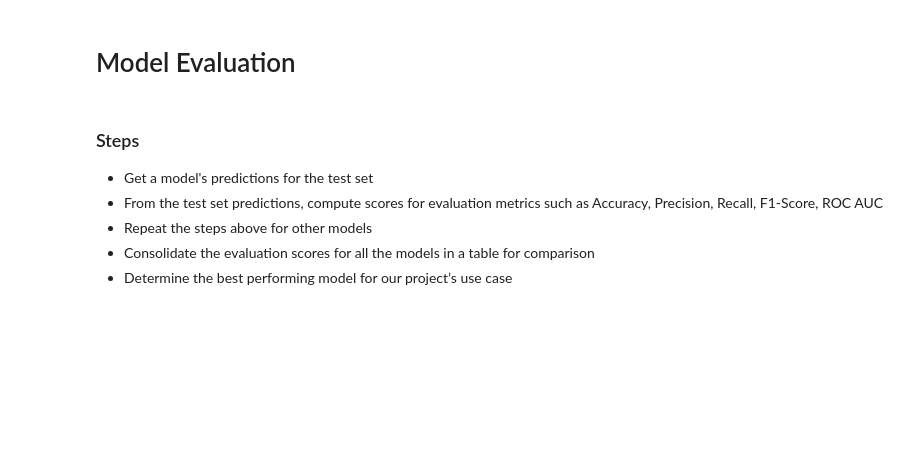
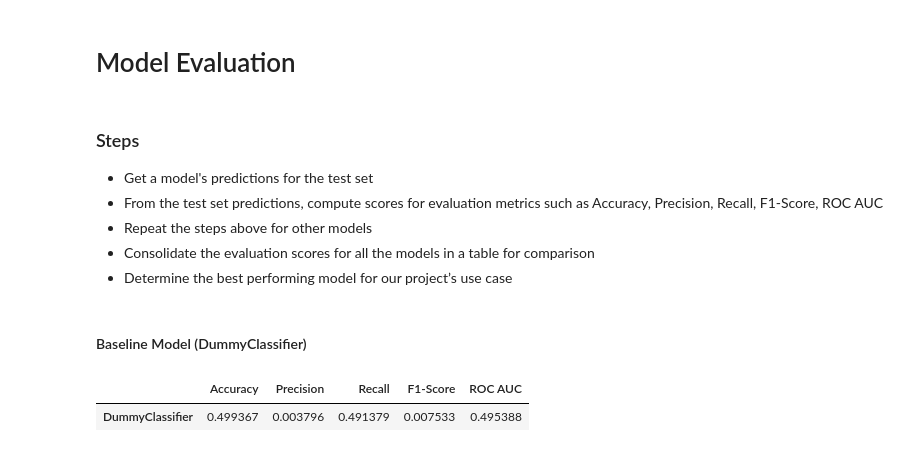
Before and after one commit to jiaweiho72/BT4012, a Jupyter notebook: notebooks/main.ipynb, the cells around one changed output. Saved outputs shown, nothing was run; the diff lists cells and outputs as text; code cells hidden in the pictures; blank space fills up the shorter version.

Commit message:
fit and evaluate baseline model

```diff
--- a/notebooks/main.ipynb
+++ b/notebooks/main.ipynb
@@ -1092,6 +1092,16 @@ test_df1
 
 # # create output test df and output it as csv
 # test_df1.to_csv('../data/processed/test.csv', index=False)
+# %%
+# split train df, validation df, test df into each of their X and y
+y_train = train_df1.pop('is_fraud')
+X_train = train_df1
+
+y_valid = validation_df1.pop('is_fraud')
+X_valid = validation_df1
+
+y_test = test_df1.pop('is_fraud')
+X_test = test_df1
 # %% [markdown]
 # Feature Engineering
 # %% [markdown]
@@ -1126,0 +1139,5 @@ test_df1
+# %%
+from sklearn.dummy import DummyClassifier
+
+dummy_clf = DummyClassifier(strategy="uniform", random_state=42)
+dummy_clf.fit(X_train, y_train)
@@ -1133,3 +1162,24 @@ test_df1
 - Repeat the steps above for other models
 - Consolidate the evaluation scores for all the models in a table for comparison
 - Determine the best performing model for our project’s use case
+# %% [markdown]
+#### Baseline Model (DummyClassifier)
+# %%
+from sklearn.metrics import accuracy_score, precision_score, recall_score, f1_score, roc_auc_score
+
+# get test set predictions
+y_testpred_dummy = dummy_clf.predict(X_test)
+
+# compute scores for evaluation metrics: accuracy, precision, recall, f1-score, roc auc
+acc_test_dummy = accuracy_score(y_test, y_testpred_dummy)
+prec_test_dummy = precision_score(y_test, y_testpred_dummy)
+recall_test_dummy = recall_score(y_test, y_testpred_dummy)
+f1_test_dummy = f1_score(y_test, y_testpred_dummy)
+auc_test_dummy = roc_auc_score(y_test, y_testpred_dummy)
+
+metric_cols = ['Accuracy', 'Precision', 'Recall', 'F1-Score', 'ROC AUC']
+dummy_score_df = pd.DataFrame([[acc_test_dummy, prec_test_dummy, recall_test_dummy, f1_test_dummy, auc_test_dummy]], columns=metric_cols, index=['DummyClassifier'])
+dummy_score_df
+# %% [output]
+|  | Accuracy | Precision | Recall | F1-Score | ROC AUC |
+| DummyClassifier | 0.499367 | 0.003796 | 0.491379 | 0.007533 | 0.495388 |
```
Also changed, not shown: parts of 10 cells of this notebook.
